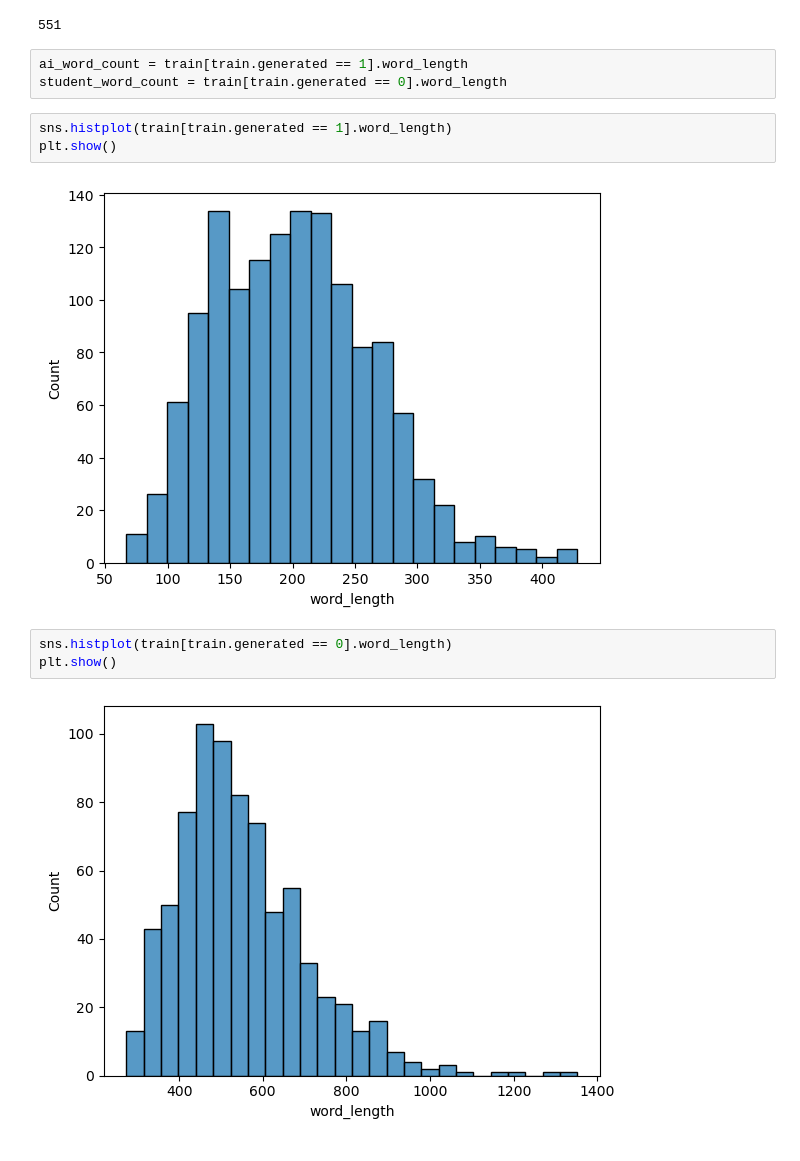
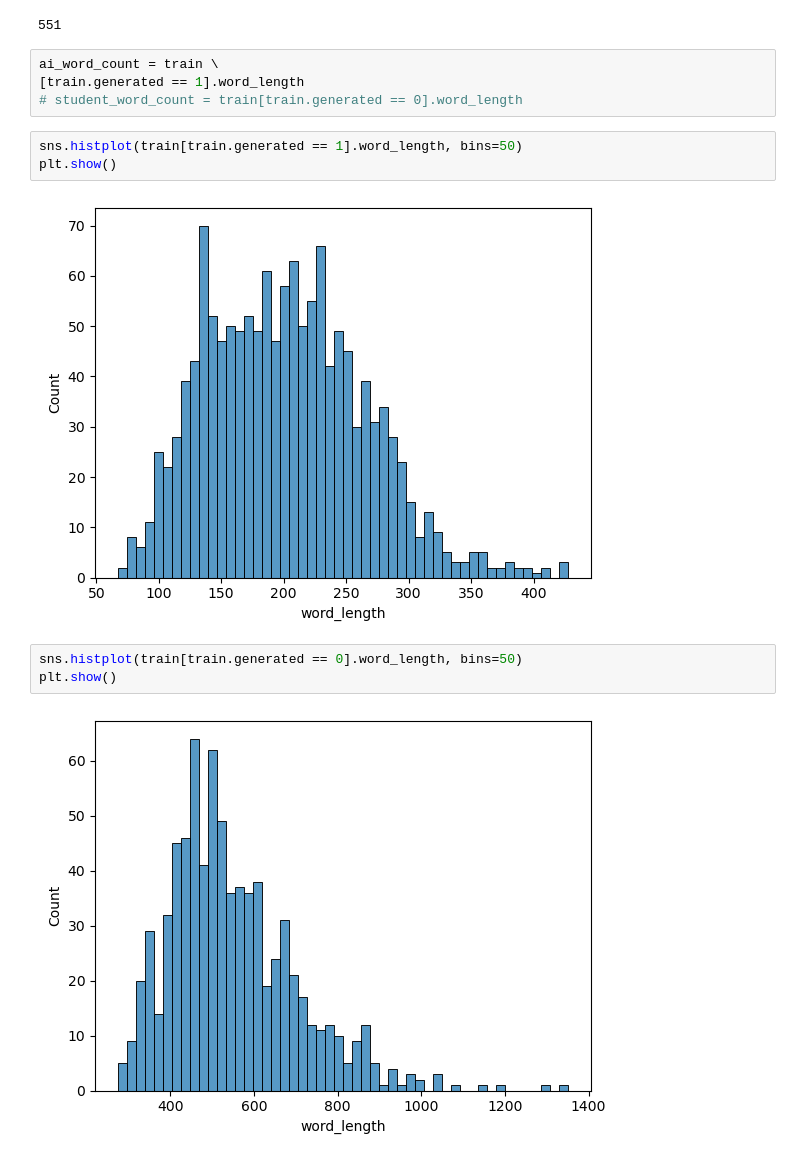
Before and after one commit to Garcia-Burch-NLP/AI-Buster, a Jupyter notebook: Josh/aquire_prep.ipynb, the cells around one changed output. Cells and saved outputs as stored; diff of their text form.

```diff
--- a/Josh/aquire_prep.ipynb
+++ b/Josh/aquire_prep.ipynb
@@ -213,15 +213,16 @@ mean_student_wordCount
 # %% [output]
 551
 # %%
-ai_word_count = train[train.generated == 1].word_length
-student_word_count = train[train.generated == 0].word_length
+ai_word_count = train \
+[train.generated == 1].word_length
+# student_word_count = train[train.generated == 0].word_length
 # %%
-sns.histplot(train[train.generated == 1].word_length)
+sns.histplot(train[train.generated == 1].word_length, bins=50)
 plt.show()
 # %% [output]
-[figure, old version]
+[figure, new version]
 # %%
-sns.histplot(train[train.generated == 0].word_length)
+sns.histplot(train[train.generated == 0].word_length, bins=50)
 plt.show()
 # %% [output]
-[figure, old version]
+[figure, new version]
```
Also changed, not shown: parts of 4 cells of this notebook.
